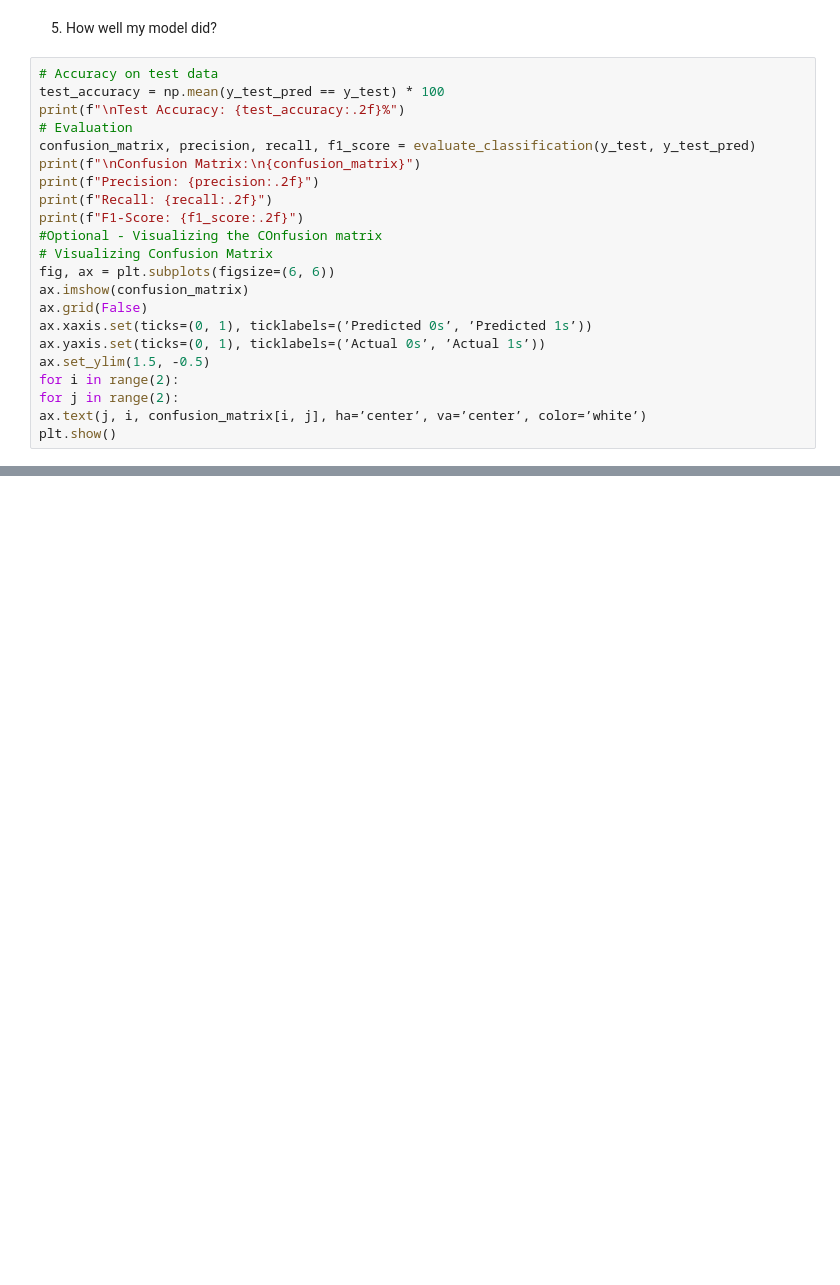
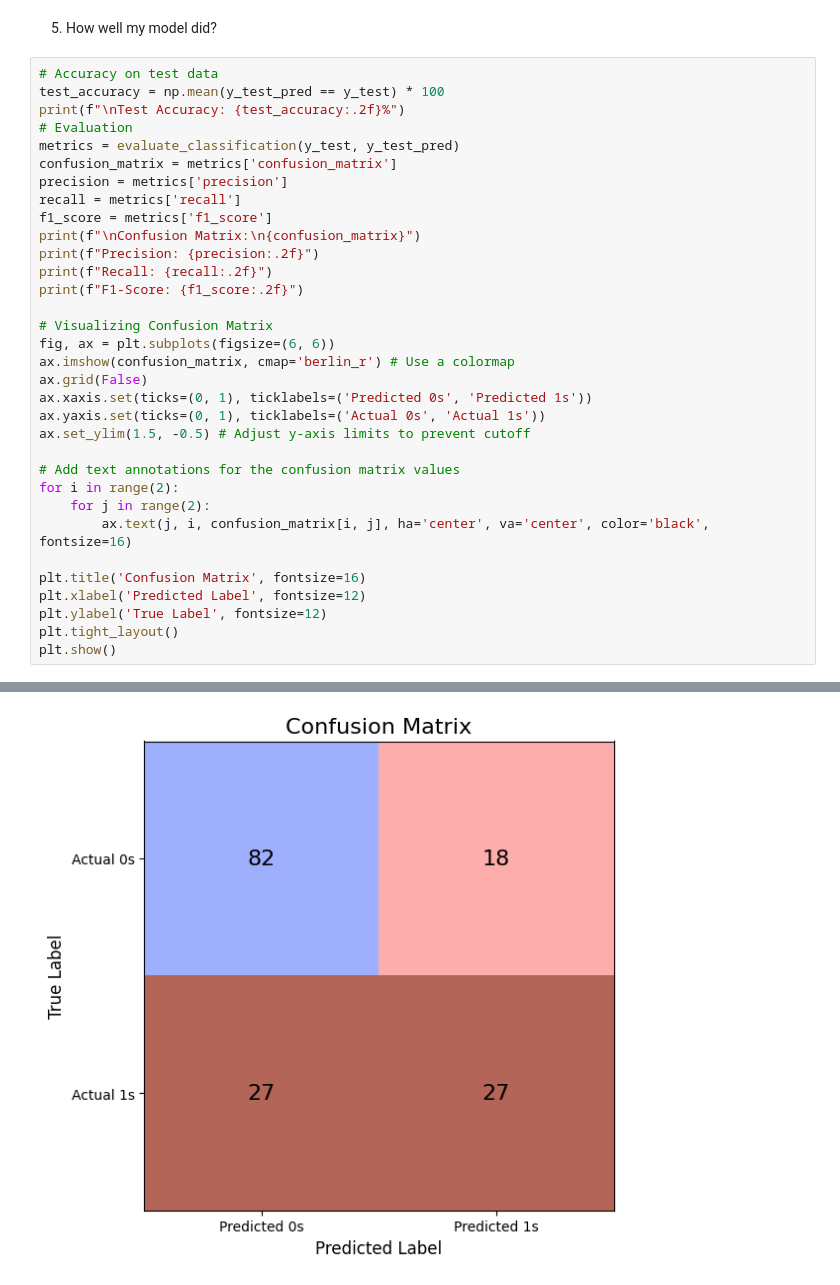
Before and after one commit to devdavinchi/5CS037, a Jupyter notebook: devRai_worksheet_6.ipynb, the cells around one changed output, grey strips where cells are left out. Drawn from its saved outputs; the diff is of its cells as text; blank space fills up the shorter version.

```diff
--- a/devRai_worksheet_6.ipynb
+++ b/devRai_worksheet_6.ipynb
@@ -622,21 +622,32 @@ Test Loss (Cost): 0.5146
 test_accuracy = np.mean(y_test_pred == y_test) * 100
 print(f"\nTest Accuracy: {test_accuracy:.2f}%")
 # Evaluation
-confusion_matrix, precision, recall, f1_score = evaluate_classification(y_test, y_test_pred)
+metrics = evaluate_classification(y_test, y_test_pred)
+confusion_matrix = metrics['confusion_matrix']
+precision = metrics['precision']
+recall = metrics['recall']
+f1_score = metrics['f1_score']
 print(f"\nConfusion Matrix:\n{confusion_matrix}")
 print(f"Precision: {precision:.2f}")
 print(f"Recall: {recall:.2f}")
 print(f"F1-Score: {f1_score:.2f}")
-#Optional - Visualizing the COnfusion matrix
+
 # Visualizing Confusion Matrix
 fig, ax = plt.subplots(figsize=(6, 6))
-ax.imshow(confusion_matrix)
+ax.imshow(confusion_matrix, cmap='berlin_r') # Use a colormap
 ax.grid(False)
-ax.xaxis.set(ticks=(0, 1), ticklabels=(’Predicted 0s’, ’Predicted 1s’))
-ax.yaxis.set(ticks=(0, 1), ticklabels=(’Actual 0s’, ’Actual 1s’))
-ax.set_ylim(1.5, -0.5)
+ax.xaxis.set(ticks=(0, 1), ticklabels=('Predicted 0s', 'Predicted 1s'))
+ax.yaxis.set(ticks=(0, 1), ticklabels=('Actual 0s', 'Actual 1s'))
+ax.set_ylim(1.5, -0.5) # Adjust y-axis limits to prevent cutoff
+
+# Add text annotations for the confusion matrix values
 for i in range(2):
-for j in range(2):
-ax.text(j, i, confusion_matrix[i, j], ha=’center’, va=’center’, color=’white’)
+    for j in range(2):
+        ax.text(j, i, confusion_matrix[i, j], ha='center', va='center', color='black', fontsize=16)
+
+plt.title('Confusion Matrix', fontsize=16)
+plt.xlabel('Predicted Label', fontsize=12)
+plt.ylabel('True Label', fontsize=12)
+plt.tight_layout()
 plt.show()
 # %% [output]
@@ -643,0 +662 @@ SyntaxError: invalid character '’' (U+2019) (ipython-input-1286787692.py, line
+[figure, added]
```
Also changed, not shown: parts of 1 cell of this notebook.
